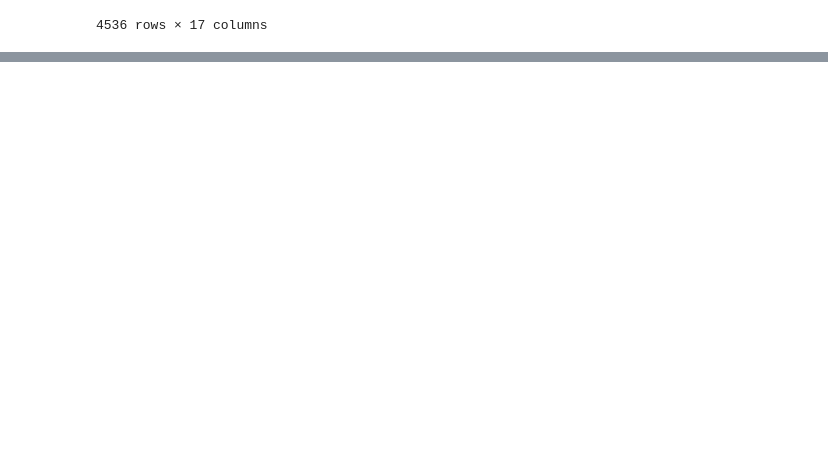
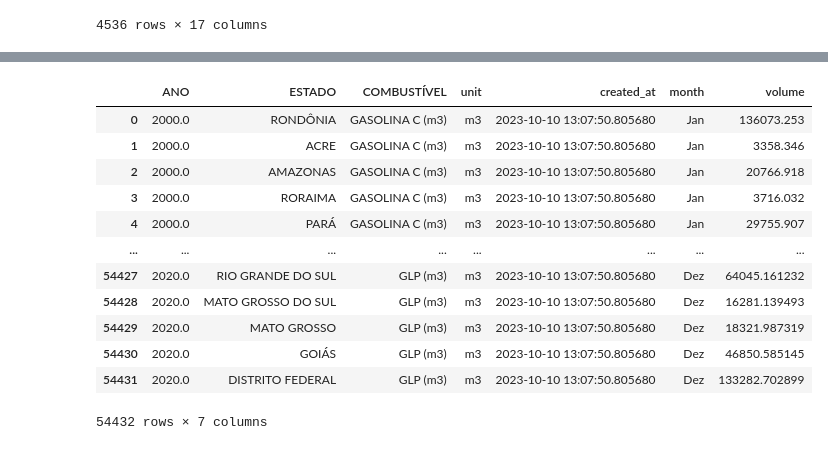
Before and after one commit to FelipeConsole/raizen, a Jupyter notebook: notebooks/extract.ipynb, the cells around one changed output, grey strips where cells are left out. Cells and saved outputs as stored; diff of their text form; code cells hidden in the pictures; blank space fills up the shorter version.

```diff
--- a/notebooks/extract.ipynb
+++ b/notebooks/extract.ipynb
@@ -64,0 +217,7 @@ df
+# %%
+df['unit'] = df['unit'].astype('string')
+# %%
+from datetime import datetime
+timestamp = datetime.now()
+timestamp_series = pd.to_datetime(timestamp)
+df['created_at'] = timestamp_series
@@ -64,0 +245,17 @@ df
+# %%
+MONTH_DICT = {
+    "Jan": 1,
+    "Fev": 2,
+    "Mar": 3,
+    "Abr": 4,
+    "Mai": 5,
+    "Jun": 6,
+    "Jul": 7,
+    "Ago": 8,
+    "Set": 9,
+    "Out": 10,
+    "Nov": 11,
+    "Dez": 12
+}
+# %%
+df = pd.melt(df, id_vars = ["ANO", "ESTADO", "COMBUSTÍVEL", "unit", "created_at"], value_vars = MONTH_DICT.keys(), var_name = "month", value_name = "volume")
@@ -64,0 +280,16 @@ df
+# %%
+df
+# %% [output]
+|  | ANO | ESTADO | COMBUSTÍVEL | unit | created_at | month | volume |
+| 0 | 2000.0 | RONDÔNIA | GASOLINA C (m3) | m3 | 2023-10-10 13:07:50.805680 | Jan | 136073.253 |
+| 1 | 2000.0 | ACRE | GASOLINA C (m3) | m3 | 2023-10-10 13:07:50.805680 | Jan | 3358.346 |
+| 2 | 2000.0 | AMAZONAS | GASOLINA C (m3) | m3 | 2023-10-10 13:07:50.805680 | Jan | 20766.918 |
+| 3 | 2000.0 | RORAIMA | GASOLINA C (m3) | m3 | 2023-10-10 13:07:50.805680 | Jan | 3716.032 |
+| 4 | 2000.0 | PARÁ | GASOLINA C (m3) | m3 | 2023-10-10 13:07:50.805680 | Jan | 29755.907 |
+| ... | ... | ... | ... | ... | ... | ... | ... |
+| 54427 | 2020.0 | RIO GRANDE DO SUL | GLP (m3) | m3 | 2023-10-10 13:07:50.805680 | Dez | 64045.161232 |
+| 54428 | 2020.0 | MATO GROSSO DO SUL | GLP (m3) | m3 | 2023-10-10 13:07:50.805680 | Dez | 16281.139493 |
+| 54429 | 2020.0 | MATO GROSSO | GLP (m3) | m3 | 2023-10-10 13:07:50.805680 | Dez | 18321.987319 |
+| 54430 | 2020.0 | GOIÁS | GLP (m3) | m3 | 2023-10-10 13:07:50.805680 | Dez | 46850.585145 |
+| 54431 | 2020.0 | DISTRITO FEDERAL | GLP (m3) | m3 | 2023-10-10 13:07:50.805680 | Dez | 133282.702899 |
+54432 rows × 7 columns
```
Also changed, not shown: parts of 48 cells of this notebook, 4 other files.
